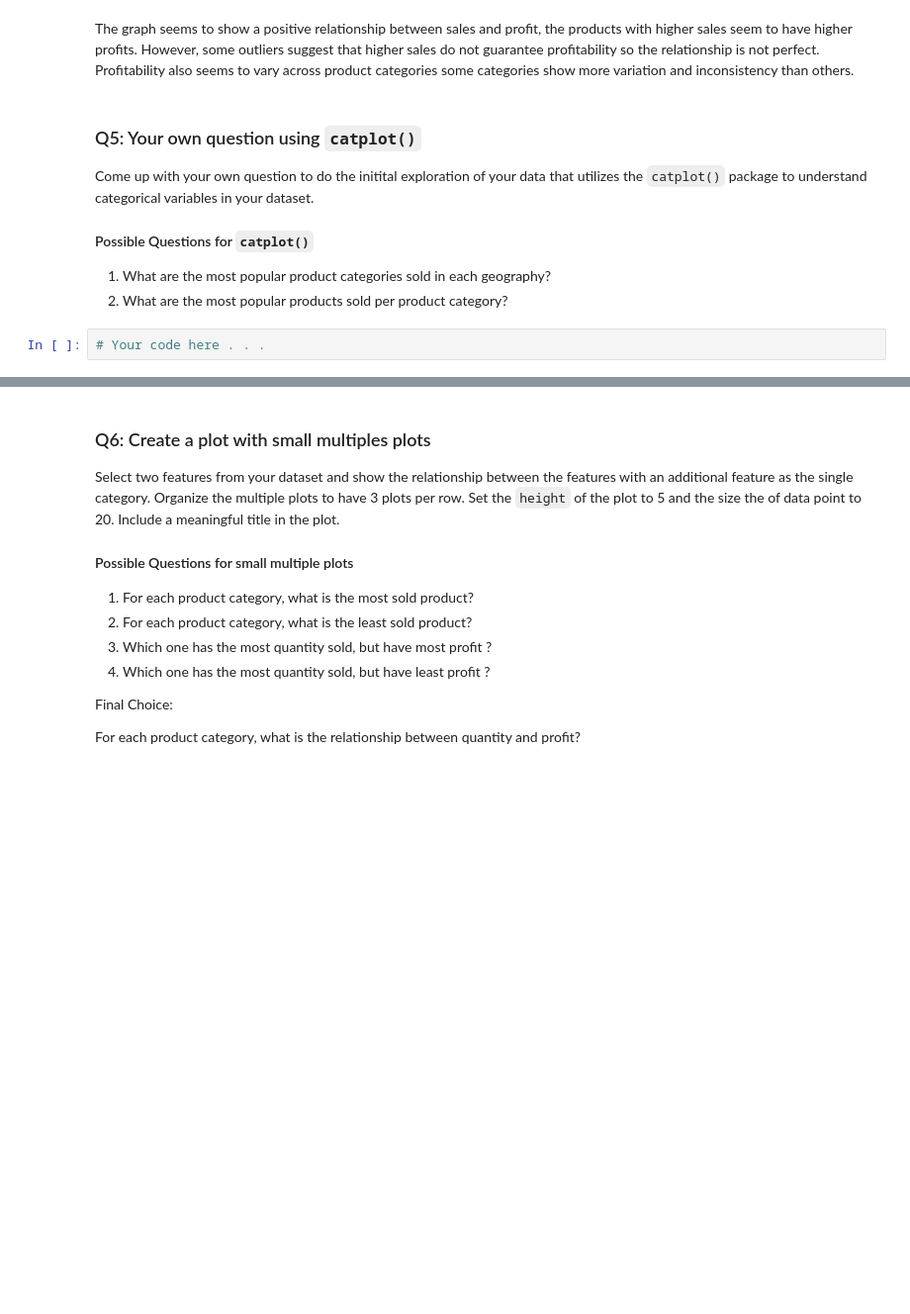
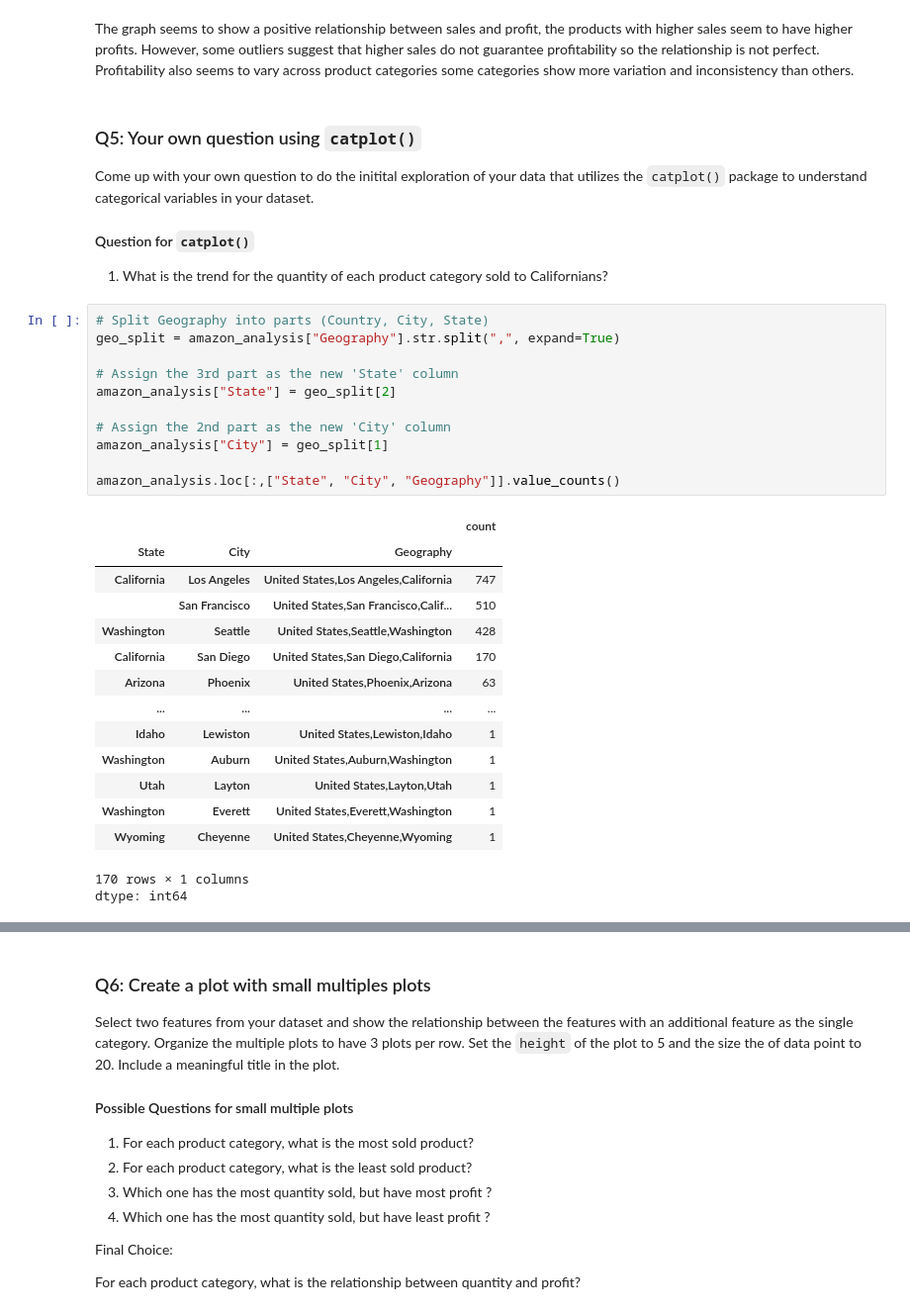
Before and after one commit to sjensen39/CS133_GP1, a Jupyter notebook: project_class_notebooks/P1_initial_exploration.ipynb, the cells around one changed output, grey strips where cells are left out. Shown at 99% size. Drawn from its saved outputs; the diff is of its cells as text; blank space fills up the shorter version.

```diff
--- a/project_class_notebooks/P1_initial_exploration.ipynb
+++ b/project_class_notebooks/P1_initial_exploration.ipynb
@@ -134,8 +134,32 @@ The graph seems to show a positive relationship between sales and profit, the pr
 # %% [markdown]
 ### Q5: Your own question using `catplot()`
 Come up with your own question to do the initital exploration of your data that utilizes the `catplot()` package to understand categorical variables in your dataset.
-#### Possible Questions for `catplot()`
-1. What are the most popular product categories sold in each geography?
-2. What are the most popular products sold per product category?
+#### Question for `catplot()`
+1. What is the trend for the quantity of each product category sold to Californians?
-# %%
-# Your code here . . .
+# %%
+# Split Geography into parts (Country, City, State)
+geo_split = amazon_analysis["Geography"].str.split(",", expand=True)
+
+# Assign the 3rd part as the new 'State' column
+amazon_analysis["State"] = geo_split[2]
+
+# Assign the 2nd part as the new 'City' column
+amazon_analysis["City"] = geo_split[1]
+
+amazon_analysis.loc[:,["State", "City", "Geography"]].value_counts()
+# %% [output]
+|  |  |  | count |
+| State | City | Geography |  |
+| California | Los Angeles | United States,Los Angeles,California | 747 |
+|  | San Francisco | United States,San Francisco,Calif... | 510 |
+| Washington | Seattle | United States,Seattle,Washington | 428 |
+| California | San Diego | United States,San Diego,California | 170 |
+| Arizona | Phoenix | United States,Phoenix,Arizona | 63 |
+| ... | ... | ... | ... |
+| Idaho | Lewiston | United States,Lewiston,Idaho | 1 |
+| Washington | Auburn | United States,Auburn,Washington | 1 |
+| Utah | Layton | United States,Layton,Utah | 1 |
+| Washington | Everett | United States,Everett,Washington | 1 |
+| Wyoming | Cheyenne | United States,Cheyenne,Wyoming | 1 |
+170 rows × 1 columns
+dtype: int64
```
Also changed, not shown: parts of 5 cells of this notebook.
